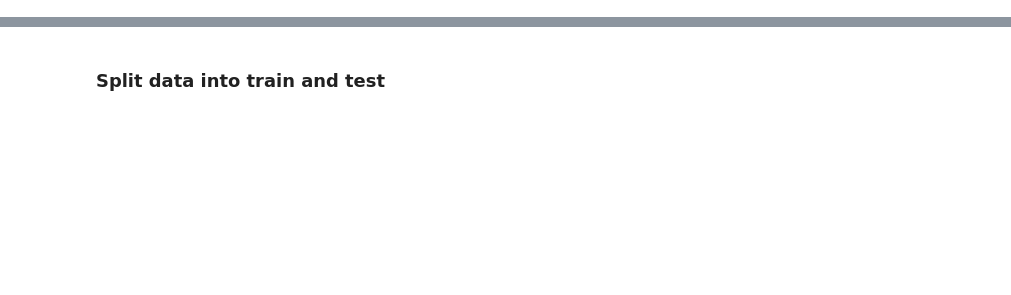
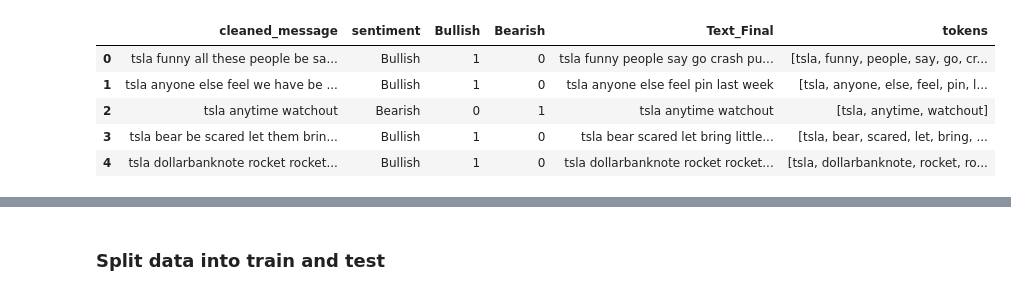
Before and after one commit to rawatpremsingh999/Financial-Sentiment-Analysis, a Jupyter notebook: Stocktwits_Sentiment.ipynb, the cells around one changed output, grey strips where cells are left out. Cells and saved outputs as stored; diff of their text form; code cells hidden in the pictures; blank space fills up the shorter version.

```diff
--- a/Stocktwits_Sentiment.ipynb
+++ b/Stocktwits_Sentiment.ipynb
@@ -66,6 +83,6 @@ for l in df2.sentiment:
         bull.append(1)
         bear.append(0)
 # %%
-df2['Bullish']= bull
-df2['Bearish']= bear
+df['Bullish']= bull
+df['Bearish']= bear
 # %%
@@ -78,6 +105,6 @@ nltk.download('stopwords')
 # %%
 from nltk import word_tokenize, WordNetLemmatizer
-tokens = [word_tokenize(sen) for sen in df2.cleaned_message]
+tokens = [word_tokenize(sen) for sen in df.cleaned_message]
 # %%
 from nltk.corpus import stopwords
 stoplist = stopwords.words('english')
@@ -89,9 +116,16 @@ filtered_words = [remove_stop_words(sen) for sen in tokens]
 # %%
 result = [' '.join(sen) for sen in filtered_words]
 # %%
-df2['Text_Final'] = result
+df['Text_Final'] = result
 # %%
-df2['tokens'] = filtered_words
+df['tokens'] = filtered_words
 # %%
-df2.head()
+df.head()
+# %% [output]
+|  | cleaned_message | sentiment | Bullish | Bearish | Text_Final | tokens |
+| 0 | tsla funny all these people be sa... | Bullish | 1 | 0 | tsla funny people say go crash pu... | [tsla, funny, people, say, go, cr... |
+| 1 | tsla anyone else feel we have be ... | Bullish | 1 | 0 | tsla anyone else feel pin last week | [tsla, anyone, else, feel, pin, l... |
+| 2 | tsla anytime watchout | Bearish | 0 | 1 | tsla anytime watchout | [tsla, anytime, watchout] |
+| 3 | tsla bear be scared let them brin... | Bullish | 1 | 0 | tsla bear scared let bring little... | [tsla, bear, scared, let, bring, ... |
+| 4 | tsla dollarbanknote rocket rocket... | Bullish | 1 | 0 | tsla dollarbanknote rocket rocket... | [tsla, dollarbanknote, rocket, ro... |
 # %%
```
Also changed, not shown: parts of 51 cells of this notebook.
